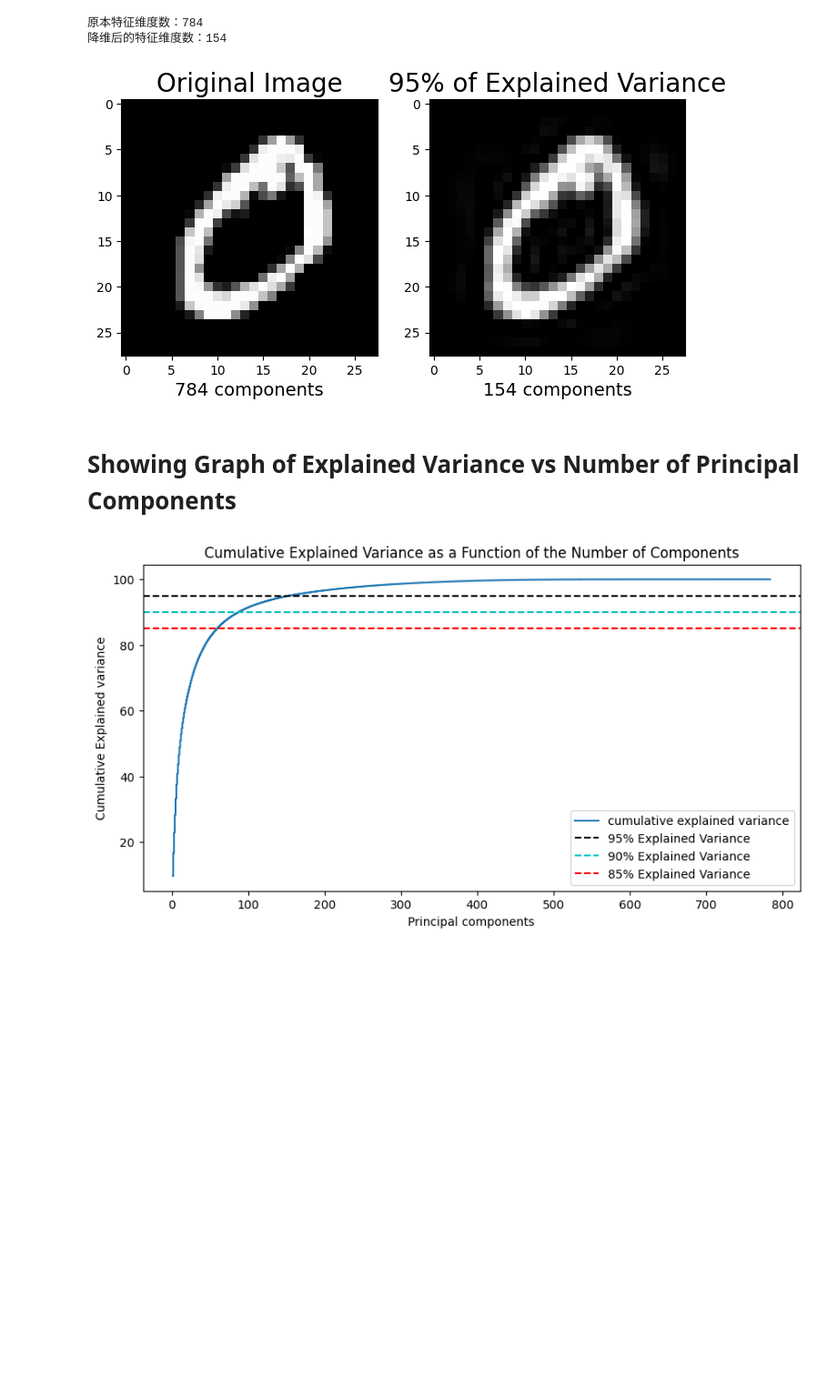
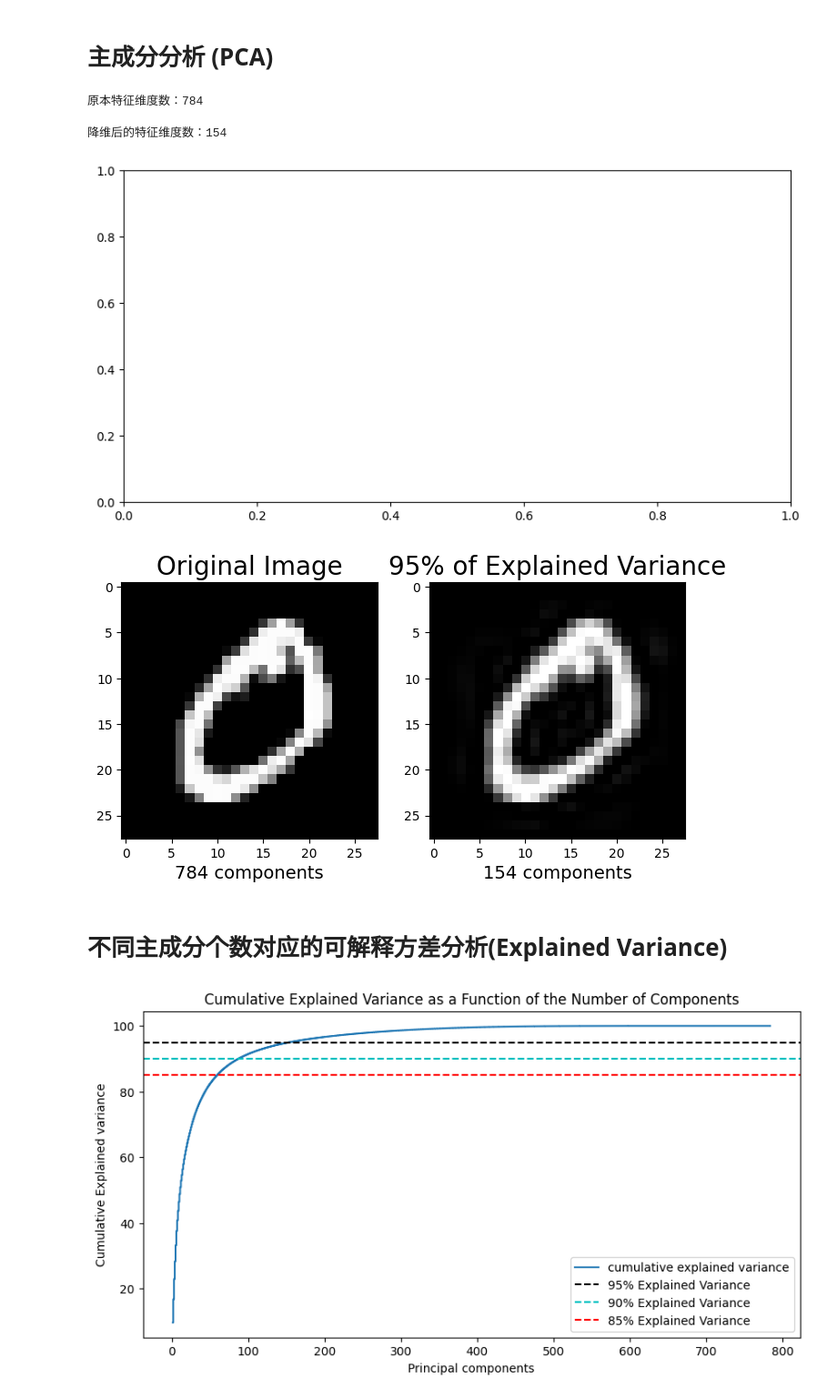
Before and after one commit to datawhalechina/machine-learning-toy-code, a Jupyter notebook: PCA/PCA_skl.ipynb, the cells around one changed output. Shown at 91% size. Drawn from its saved outputs; the diff is of its cells as text; code cells hidden in the pictures; blank space fills up the shorter version.

```diff
--- a/PCA/PCA_skl.ipynb
+++ b/PCA/PCA_skl.ipynb
@@ -1,3 +1,5 @@
+# %% [markdown]
+# 主成分分析 (PCA)
 # %%
 import sys
 from pathlib import Path
@@ -16,36 +18,38 @@ from sklearn.preprocessing import StandardScaler
+# %%
+print(f"原本特征维度数：{p}") # 特征维度数为784
+# %% [output]
+原本特征维度数：784
+# %%
+# n_components是>=1的整数时，表示期望PCA降维后的特征维度数
+# n_components是[0,1]的数时，表示主成分的方差和所占的最小比例阈值，PCA类自己去根据样本特征方差来决定降维到的维度
+model = PCA(n_components=0.95)
+lower_dimensional_data = model.fit_transform(X_train)
+# %%
+print(f"降维后的特征维度数：{model.n_components_}")
+# %% [output]
+降维后的特征维度数：154
 # %%
-
-print(f"原本特征维度数：{X_train.shape[1]}") # 特征维度数为784
-# n_components是>=1的整数时，表示期望PCA降维后的特征维度数
-# n_components是[0,1]的数时，表示主成分的方差和所占的最小比例阈值，PCA类自己去根据样本特征方差来决定降维到的维度
-pca = PCA(n_components=0.95)
-lower_dimensional_data = pca.fit_transform(X_train)
-print(f"降维后的特征维度数：{pca.n_components_}")
-
-approximation = pca.inverse_transform(lower_dimensional_data)
-
+approximation = model.inverse_transform(lower_dimensional_data) # 降维后的数据还原
 plt.figure(figsize=(8,4));
 
 # 原始图片
 plt.subplot(1, 2, 1);
 plt.imshow(X_train[1].reshape(28,28),
               cmap = plt.cm.gray, interpolation='nearest',
               clim=(0, 255));
 plt.xlabel(f'{X_train.shape[1]} components', fontsize = 14)
-plt.title('Original Image', fontsize = 20);
-
+plt.title('Original Image', fontsize = 20)
 # 降维后的图片
 plt.subplot(1, 2, 2);
 plt.imshow(approximation[1].reshape(28, 28),
               cmap = plt.cm.gray, interpolation='nearest',
               clim=(0, 255));
-plt.xlabel(f'{pca.n_components_} components', fontsize = 14)
-plt.title('95% of Explained Variance', fontsize = 20);
+plt.xlabel(f'{model.n_components_} components', fontsize = 14)
+plt.title('95% of Explained Variance', fontsize = 20)
 plt.show()
 # %% [output]
-原本特征维度数：784
-降维后的特征维度数：154
-[figure, old version]
+[figure, new version]
+[figure, added]
-# %% [markdown]
-# Showing Graph of Explained Variance vs Number of Principal Components
+# %% [markdown]
+# 不同主成分个数对应的可解释方差分析(Explained Variance)
 # %%
```
Also changed, not shown: parts of 3 cells of this notebook, 2 other files.
